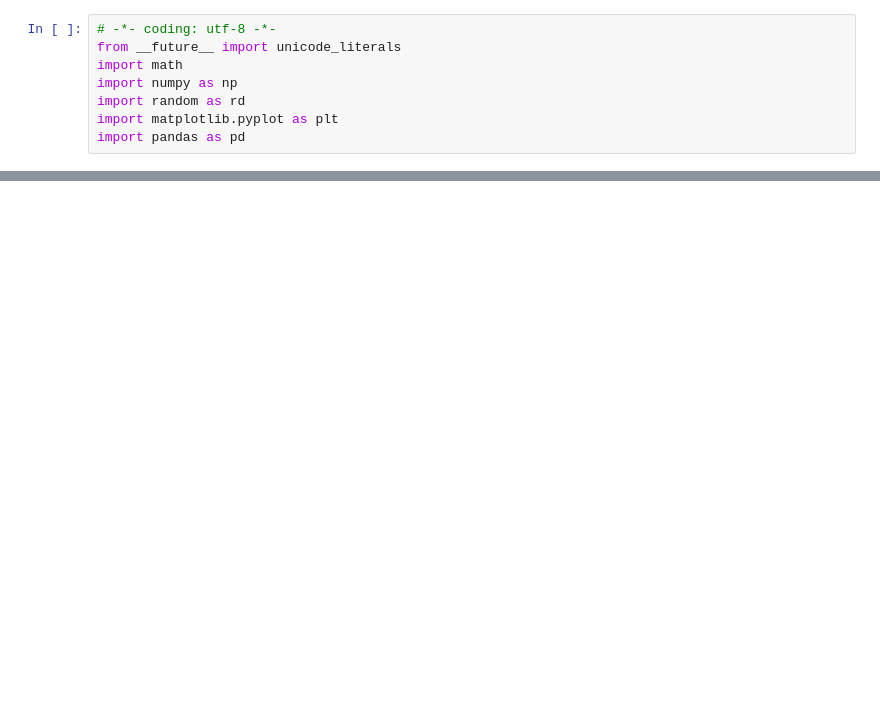
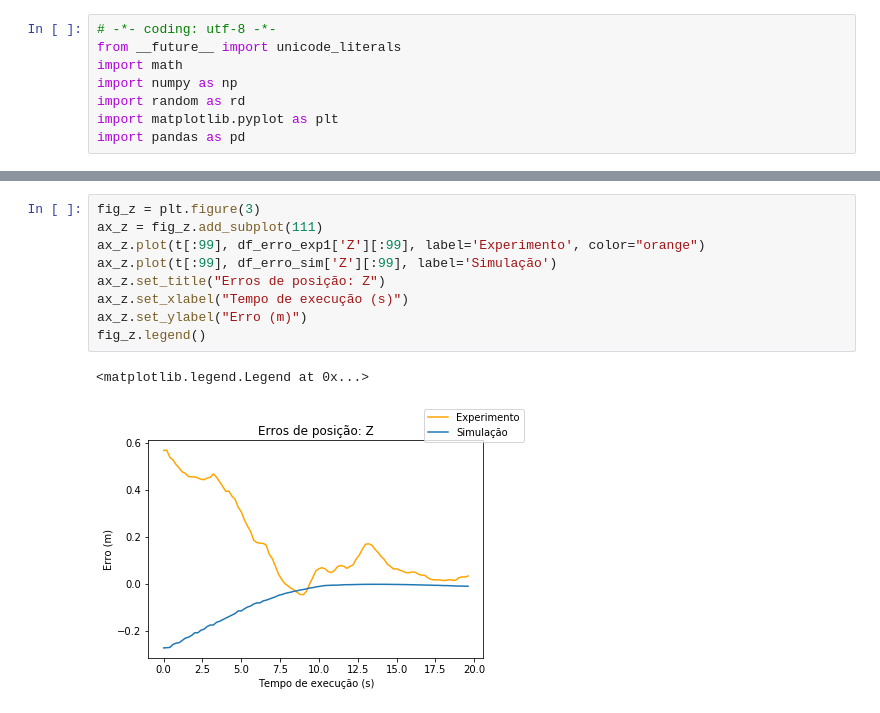
Before and after one commit to ifribeiro/ros-formation-controller, a Jupyter notebook: Gráficos.ipynb, the cells around one changed output, grey strips where cells are left out. Drawn from its saved outputs; the diff is of its cells as text; blank space fills up the shorter version.

```diff
--- a/Gráficos.ipynb
+++ b/Gráficos.ipynb
@@ -38,0 +57,12 @@ Text(0.5, 1.0, 'Erros de formação')
+# %%
+fig_z = plt.figure(3)
+ax_z = fig_z.add_subplot(111)
+ax_z.plot(t[:99], df_erro_exp1['Z'][:99], label='Experimento', color="orange")
+ax_z.plot(t[:99], df_erro_sim['Z'][:99], label='Simulação')
+ax_z.set_title("Erros de posição: Z")
+ax_z.set_xlabel("Tempo de execução (s)")
+ax_z.set_ylabel("Erro (m)")
+fig_z.legend()
+# %% [output]
+<matplotlib.legend.Legend at 0x...>
+[figure, added]
```
Also changed, not shown: parts of 10 cells of this notebook, 5 other files.
